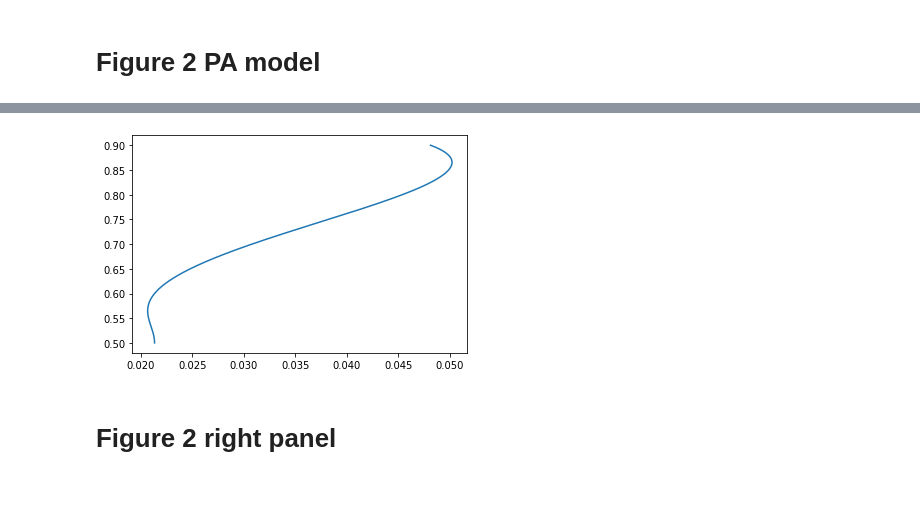
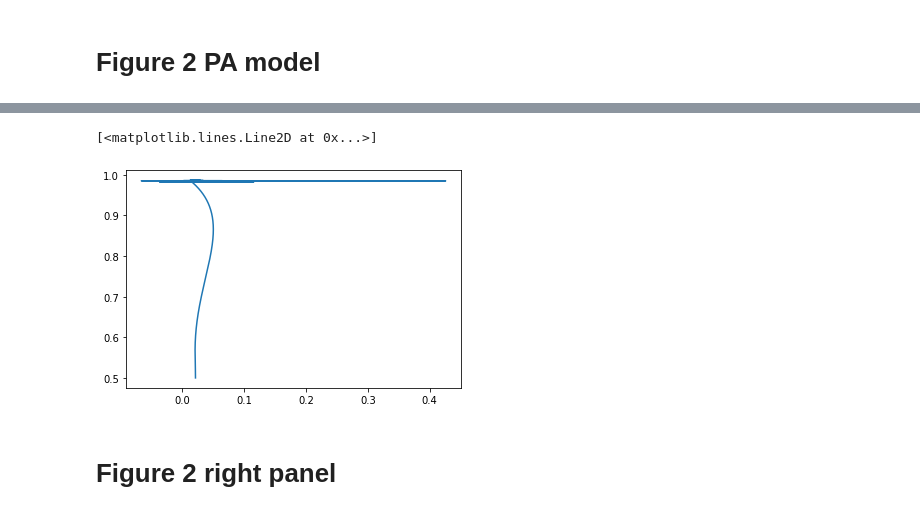
Before and after one commit to pucandrzej/DPOCN_project, a Jupyter notebook: K_Weron_article_fiddling/PA_model.ipynb, the cells around one changed output, grey strips where cells are left out. Drawn from its saved outputs; the diff is of its cells as text; code cells hidden in the pictures.

```diff
--- a/K_Weron_article_fiddling/PA_model.ipynb
+++ b/K_Weron_article_fiddling/PA_model.ipynb
@@ -20,7 +20,6 @@ c_up = lambda c: c
 theta_down = lambda b, c: b / (2 * (1 - c))
 theta_up = lambda b, c: b / ((2 * c))
 def dX_dt(t, X, p):
-    """ Return the growth rate of fox and rabbit populations. """
     c = X[0]
     b = X[1]
     return array([ (1 - p) * (c_down(c) * theta_down(b, c) ** q_c - c_up(c) * theta_up(b ,c) ** q_c) + p * (c_down(c) * ( 1 - theta_down(b, c)) ** q_a - c_up(c) * (1 - theta_up(b, c)) ** q_a) ,
@@ -76,8 +77,8 @@ def f(b):
                         c_up(c) * ((1 - p) * theta_up(b, c) ** q_c * (k - 2 * q_c - 2 * (k - q_c) * theta_up(b, c)) + p * (1 - theta_up(b, c)) ** q_a * (k - 2 * (k - q_a) * theta_up(b, c))))
     return eq2 - eq1
 # %%
-P = ones(1000)
-for i, c in enumerate(linspace(0.5001, 0.9, 1000)):
+P = ones(10000)
+for i, c in enumerate(linspace(0.5001, 0.9999, 10000)):
     def equations(vars):
         p, b = vars
         eq1 = (1 - p) * (c_down(c) * theta_down(b, c) ** q_c - c_up(c) * theta_up(b ,c) ** q_c) + p * (c_down(c) * ( 1 - theta_down(b, c)) ** q_a - c_up(c) * (1 - theta_up(b, c)) ** q_a)
@@ -90,8 +91,9 @@ P_bis = copy(P)
 
 a = pd.Series(P_bis)
 a[a < 0.01] = nan
+a[a > 0.5] = nan
 a = a.interpolate(method='polynomial', order=2)
 
 P_bis = a.to_numpy()
-plt.plot(P_bis, linspace(0.5001, 0.9, 1000))
+plt.plot(P_bis, linspace(0.5001, 0.9999, 10000))
 # %% [output]
@@ -99,4 +102,5 @@ plt.plot(P_bis, linspace(0.5001, 0.9, 1000))
+[<matplotlib.lines.Line2D at 0x...>]
-[figure, old version]
+[figure, new version]
 # %% [markdown]
 # Figure 2 right panel
 # %%
```
Also changed, not shown: parts of 2 cells of this notebook, 2 other files.
